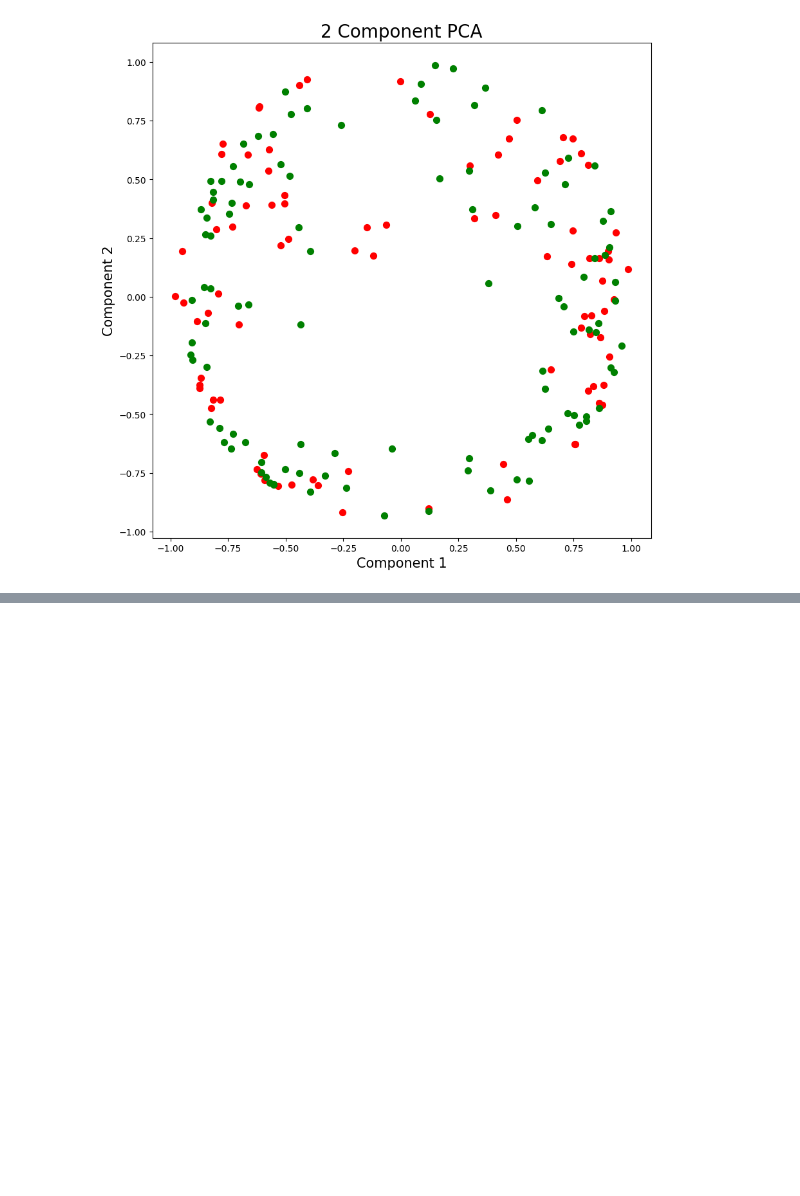
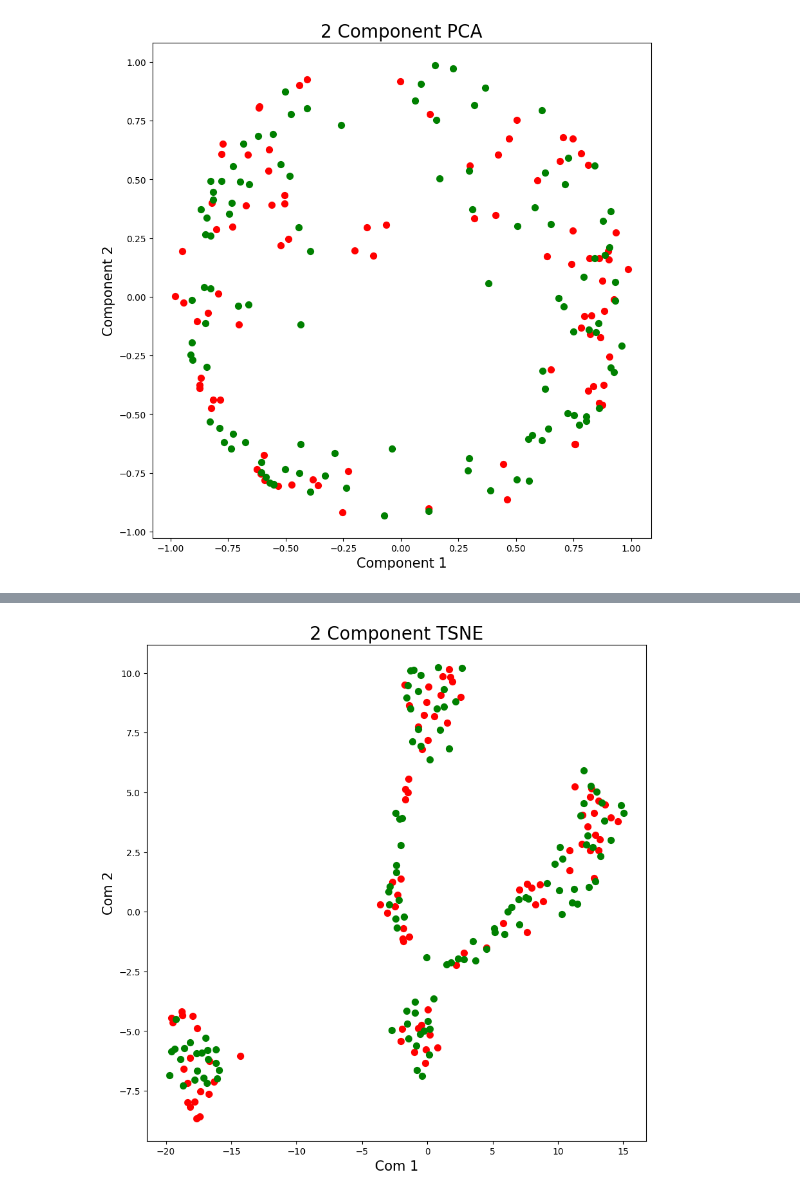
Before and after one commit to letmly/vstu_dl_labs, a Jupyter notebook: ML_labs/nbooks/ml8.ipynb, the cells around one changed output, grey strips where cells are left out. Cells and saved outputs as stored; diff of their text form; code cells hidden in the pictures; blank space fills up the shorter version.

```diff
--- a/ML_labs/nbooks/ml8.ipynb
+++ b/ML_labs/nbooks/ml8.ipynb
@@ -179,0 +330,29 @@ plt.show()
+# %%
+_tsne = TSNE(n_components=2)
+x_converted = _tsne.fit_transform(x_normal)
+x_converted = pd.DataFrame(x_converted)
+x_converted.columns = ['V1', 'V2']
+
+print(f"\n\t\tGREAT TEST ON TSNEed data\n")
+
+eps_values = np.arange(0.1, 1.1, 0.025)
+min_samples_values = range(2, 10)
+best_eps, best_min_samples, best_labels = find_best_dbscan_params(x_converted, eps_values, min_samples_values)
+print(f"\n\t\tBest params for DBSCAN\nMAX EPS: {best_eps},  MIN SAMP: {best_min_samples}")
+dbscan = DBSCAN(eps=best_eps, min_samples=best_min_samples).fit(x_converted)
+
+
+min_samples_values = range(2, 10)
+max_eps_values = np.arange(0.1, 1.1, 0.025)
+best_min_samples, best_max_eps, best_labels = find_best_optics_params(x_converted, min_samples_values, max_eps_values)
+print(f"\n\t\tBest params for OPTICS\nMAX EPS: {best_max_eps},  MIN SAMP: {best_min_samples}")
+opt = OPTICS(max_eps=best_max_eps, min_samples=best_min_samples).fit(x_converted)
+
+print(set(dbscan.labels_))
+print(set(opt.labels_))
+
+x_converted['DB_cluster'] = dbscan.labels_
+x_converted['OPT_cluster'] = opt.labels_
+x_converted['gender'] = df['gender']
+
+print(x_converted.tail())
@@ -179,0 +374,16 @@ plt.show()
+# %%
+fig = plt.figure(figsize = (10,10))
+ax = fig.add_subplot(1,1,1)
+ax.set_xlabel('Com 1', fontsize = 15)
+ax.set_ylabel('Com 2', fontsize = 15)
+ax.set_title('2 Component TSNE', fontsize = 20)
+gender = [1, 0]
+colors = ['r', 'g']
+for gender, color in zip(gender,colors):
+    indicesToKeep= x_converted['gender'] == gender
+    ax.scatter(x_converted.loc[indicesToKeep, 'V1']
+               , x_converted.loc[indicesToKeep, 'V2']
+               , c = color, s = 50)
+plt.show()
+# %% [output]
+[figure, added]
```
Also changed, not shown: parts of 18 cells of this notebook, 2 other files.
